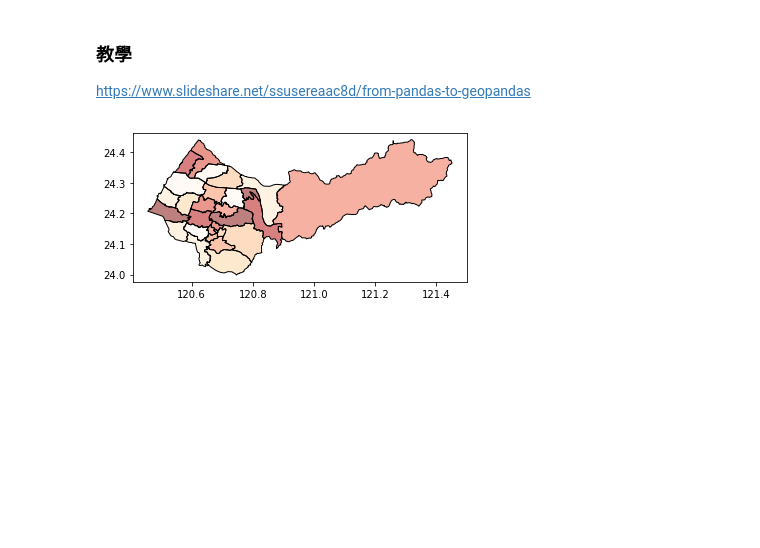
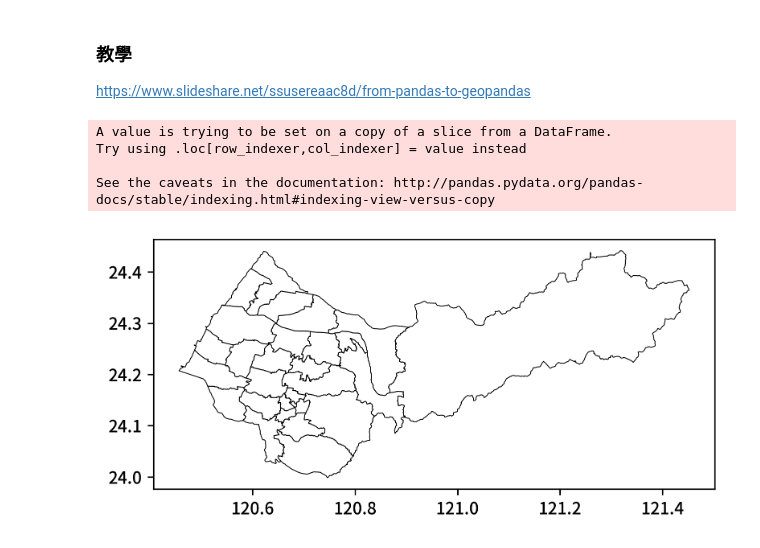
Before and after one commit to mosdeo/GeoPandas_GettingStart, a Jupyter notebook: GeoPandas_GettingStart.ipynb, the cells around one changed output. Cells and saved outputs as stored; diff of their text form; code cells hidden in the pictures; blank space fills up the shorter version.

Commit message:
GeoPandas 0.3 new style & puy region text in polygon

```diff
--- a/GeoPandas_GettingStart.ipynb
+++ b/GeoPandas_GettingStart.ipynb
@@ -5,14 +5,21 @@ import matplotlib.pyplot as plt
 import os
 import sys
 import geopandas as gp
+plt.rcParams['figure.dpi'] = 300
+plt.rcParams['font.sans-serif'] = 'Noto Sans CJK TC'
 # %% [markdown]
 ### 教學
 https://www.slideshare.net/ssusereaac8d/from-pandas-to-geopandas
 # %%
 villages_shp = gp.read_file("town_shp/TOWN_MOI_1060525.shp") #全台灣鄉里圖
 # %%
-taichung_shp = villages_shp.query('COUNTYNAME=="臺中市"') #臺中市鄉里圖
-taichung_shp.plot(cmap='OrRd')
+taichung_shp = villages_shp.query('COUNTYNAME=="臺中市"') #臺中市村里界圖
+taichung_shp['dummy number'] = np.random.ranf(taichung_shp.index.size) #隨機產生臺中各區數值
+taichung_shp.plot(color='white',linewidth = 0.5, edgecolor='black')
 plt.show()
 # %% [output]
+A value is trying to be set on a copy of a slice from a DataFrame.
+Try using .loc[row_indexer,col_indexer] = value instead
+
+See the caveats in the documentation: http://pandas.pydata.org/pandas-docs/stable/indexing.html#indexing-view-versus-copy
-[figure, old version]
+[figure, new version]
```
Also changed, not shown: parts of 5 cells of this notebook.
